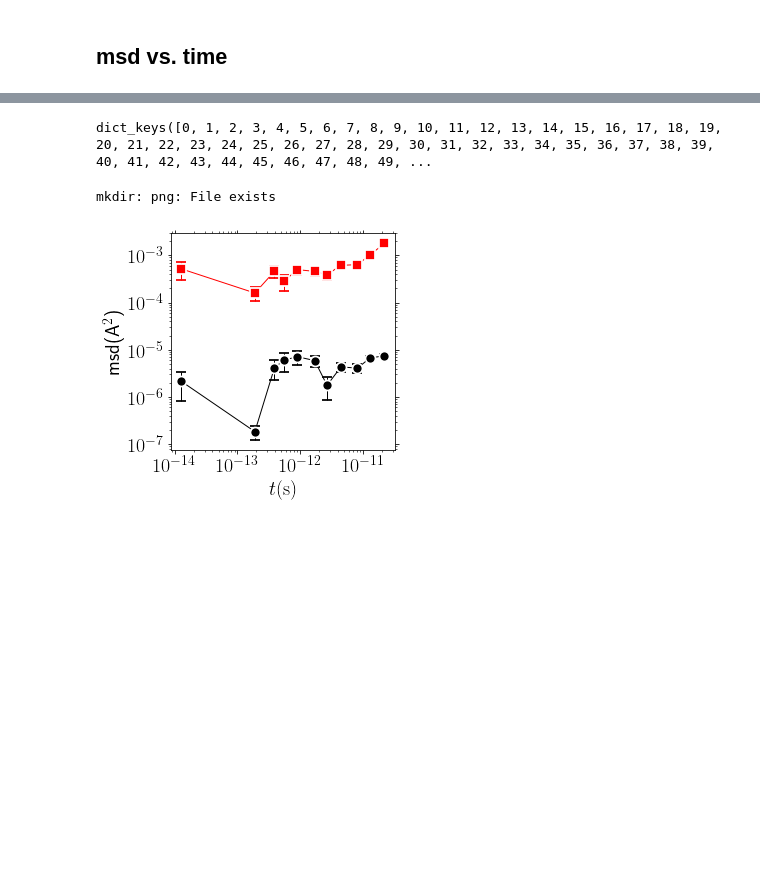
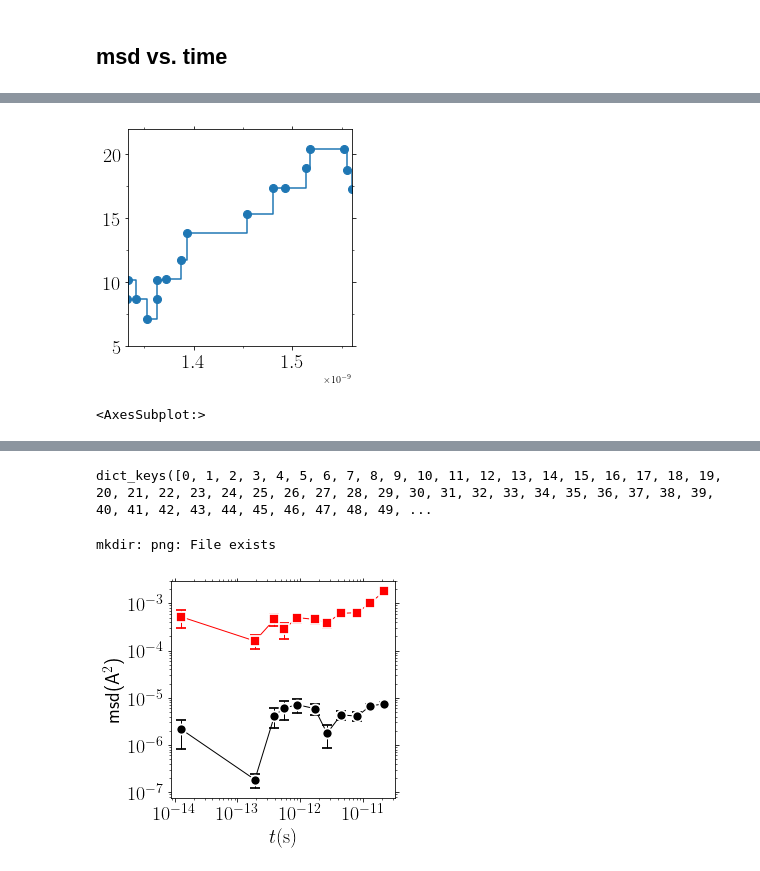
Before and after one commit to kkarimi62/vacancyDiffusion, a Jupyter notebook: postproc/postproc.ipynb, the cells around one changed output, grey strips where cells are left out. Cells and saved outputs as stored; diff of their text form; code cells hidden in the pictures; blank space fills up the shorter version.

```diff
--- a/postproc/postproc.ipynb
+++ b/postproc/postproc.ipynb
@@ -598,0 +690,28 @@ ValueError: all the input array dimensions for the concatenation axis must match
+# %%
+tt=lmpData.headers.Time.iloc[0::2]
+utl.PltErr(tt,msd.xv[:,0][0::2],
+            xlim=(tt[100],tt[130]),
+            ylim=(5,22),
+           attrs={'marker':'o',
+                  'markersize':8,
+                  'drawstyle':'steps-post'}
+          )
+
+# utl.PltErr(tt,msd.xv[:,1][0::2],
+# #            xlim=(tt[100],tt[130]),
+# #            ylim=(5,25),
+#            attrs={'marker':'o',
+#                   'markersize':8,
+#                   'drawstyle':'steps-post'}
+#           )
+
+# utl.PltErr(tt,msd.xv[:,2][0::2],
+# #            xlim=(tt[100],tt[130]),
+# #            ylim=(5,25),
+#            attrs={'marker':'o',
+#                   'markersize':8,
+#                   'drawstyle':'steps-post'}
+#           )
+# %% [output]
+[figure, added]
+<AxesSubplot:>
```
Also changed, not shown: parts of 26 cells of this notebook, 4 other files.
